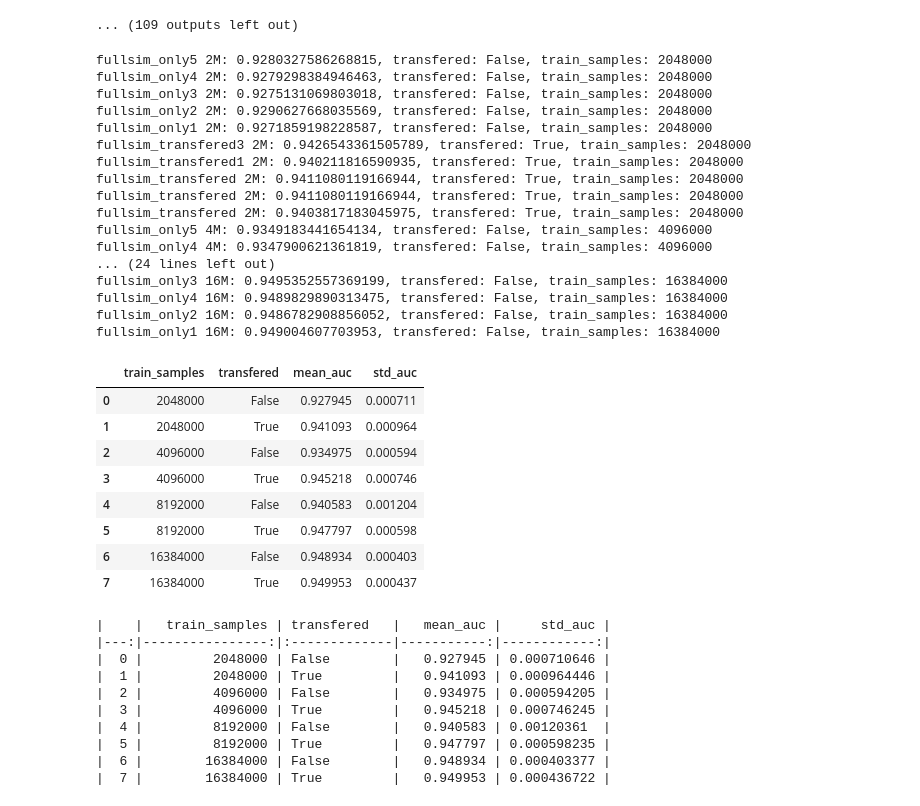
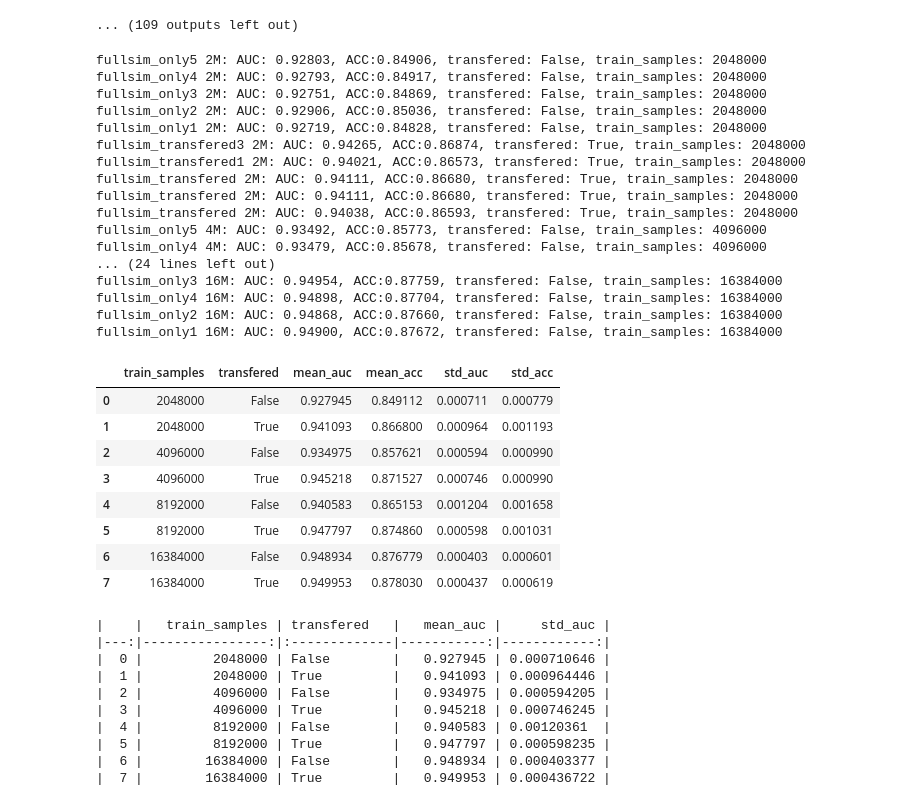
Before and after one commit to evilpegasus/transfer-learning, a Jupyter notebook: plots.ipynb, the cells around one changed output. Cells and saved outputs as stored; diff of their text form; code cells hidden in the pictures.

```diff
--- a/plots.ipynb
+++ b/plots.ipynb
@@ -195,6 +195,7 @@ auc_dict = {
   "train_samples": [],
   "transfered": [],
   "auc": [],
+  "acc": [],
   }
 for num_rows in NUM_ROWS:
   for run in runs:
@@ -207,41 +208,44 @@ for num_rows in NUM_ROWS:
     fpr, tpr, thresholds = roc_curve(y_true, y_pred)
     roc_auc = auc(fpr, tpr)
     auc_dict["auc"].append(roc_auc)
-    print(f"{run.name}: {roc_auc}, transfered: {'transfered' in run.name}, train_samples: {num_rows}")
+    acc = np.mean((y_pred > 0) == y_true)
+    auc_dict["acc"].append(acc)
+    print(f"{run.name}: AUC: {roc_auc:0.5f}, ACC:{acc:0.5f}, transfered: {'transfered' in run.name}, train_samples: {num_rows}")
 auc_df = pd.DataFrame(auc_dict)
 # %% [output]
-fullsim_only5 2M: 0.9280327586268815, transfered: False, train_samples: 2048000
-fullsim_only4 2M: 0.9279298384946463, transfered: False, train_samples: 2048000
-fullsim_only3 2M: 0.9275131069803018, transfered: False, train_samples: 2048000
-fullsim_only2 2M: 0.9290627668035569, transfered: False, train_samples: 2048000
-fullsim_only1 2M: 0.9271859198228587, transfered: False, train_samples: 2048000
-fullsim_transfered3 2M: 0.9426543361505789, transfered: True, train_samples: 2048000
-fullsim_transfered1 2M: 0.940211816590935, transfered: True, train_samples: 2048000
-fullsim_transfered 2M: 0.9411080119166944, transfered: True, train_samples: 2048000
-fullsim_transfered 2M: 0.9411080119166944, transfered: True, train_samples: 2048000
-fullsim_transfered 2M: 0.9403817183045975, transfered: True, train_samples: 2048000
-fullsim_only5 4M: 0.9349183441654134, transfered: False, train_samples: 4096000
-fullsim_only4 4M: 0.9347900621361819, transfered: False, train_samples: 4096000
+fullsim_only5 2M: AUC: 0.92803, ACC:0.84906, transfered: False, train_samples: 2048000
+fullsim_only4 2M: AUC: 0.92793, ACC:0.84917, transfered: False, train_samples: 2048000
+fullsim_only3 2M: AUC: 0.92751, ACC:0.84869, transfered: False, train_samples: 2048000
+fullsim_only2 2M: AUC: 0.92906, ACC:0.85036, transfered: False, train_samples: 2048000
+fullsim_only1 2M: AUC: 0.92719, ACC:0.84828, transfered: False, train_samples: 2048000
+fullsim_transfered3 2M: AUC: 0.94265, ACC:0.86874, transfered: True, train_samples: 2048000
+fullsim_transfered1 2M: AUC: 0.94021, ACC:0.86573, transfered: True, train_samples: 2048000
+fullsim_transfered 2M: AUC: 0.94111, ACC:0.86680, transfered: True, train_samples: 2048000
+fullsim_transfered 2M: AUC: 0.94111, ACC:0.86680, transfered: True, train_samples: 2048000
+fullsim_transfered 2M: AUC: 0.94038, ACC:0.86593, transfered: True, train_samples: 2048000
+fullsim_only5 4M: AUC: 0.93492, ACC:0.85773, transfered: False, train_samples: 4096000
+fullsim_only4 4M: AUC: 0.93479, ACC:0.85678, transfered: False, train_samples: 4096000
 ... (24 lines left out)
-fullsim_only3 16M: 0.9495352557369199, transfered: False, train_samples: 16384000
-fullsim_only4 16M: 0.9489829890313475, transfered: False, train_samples: 16384000
-fullsim_only2 16M: 0.9486782908856052, transfered: False, train_samples: 16384000
-fullsim_only1 16M: 0.949004607703953, transfered: False, train_samples: 16384000
+fullsim_only3 16M: AUC: 0.94954, ACC:0.87759, transfered: False, train_samples: 16384000
+fullsim_only4 16M: AUC: 0.94898, ACC:0.87704, transfered: False, train_samples: 16384000
+fullsim_only2 16M: AUC: 0.94868, ACC:0.87660, transfered: False, train_samples: 16384000
+fullsim_only1 16M: AUC: 0.94900, ACC:0.87672, transfered: False, train_samples: 16384000
 # %%
 agg_auc_df = auc_df.groupby(["train_samples", "transfered"]).mean().reset_index()
-agg_auc_df = agg_auc_df.rename(columns={"auc": "mean_auc"})
+agg_auc_df = agg_auc_df.rename(columns={"auc": "mean_auc", "acc": "mean_acc"})
 agg_auc_df["std_auc"] = auc_df.groupby(["train_samples", "transfered"]).std().reset_index()["auc"]
+agg_auc_df["std_acc"] = auc_df.groupby(["train_samples", "transfered"]).std().reset_index()["acc"]
 agg_auc_df
 # %% [output]
-|  | train_samples | transfered | mean_auc | std_auc |
-| 0 | 2048000 | False | 0.927945 | 0.000711 |
-| 1 | 2048000 | True | 0.941093 | 0.000964 |
-| 2 | 4096000 | False | 0.934975 | 0.000594 |
-| 3 | 4096000 | True | 0.945218 | 0.000746 |
-| 4 | 8192000 | False | 0.940583 | 0.001204 |
-| 5 | 8192000 | True | 0.947797 | 0.000598 |
-| 6 | 16384000 | False | 0.948934 | 0.000403 |
-| 7 | 16384000 | True | 0.949953 | 0.000437 |
+|  | train_samples | transfered | mean_auc | mean_acc | std_auc | std_acc |
+| 0 | 2048000 | False | 0.927945 | 0.849112 | 0.000711 | 0.000779 |
+| 1 | 2048000 | True | 0.941093 | 0.866800 | 0.000964 | 0.001193 |
+| 2 | 4096000 | False | 0.934975 | 0.857621 | 0.000594 | 0.000990 |
+| 3 | 4096000 | True | 0.945218 | 0.871527 | 0.000746 | 0.000990 |
+| 4 | 8192000 | False | 0.940583 | 0.865153 | 0.001204 | 0.001658 |
+| 5 | 8192000 | True | 0.947797 | 0.874860 | 0.000598 | 0.001031 |
+| 6 | 16384000 | False | 0.948934 | 0.876779 | 0.000403 | 0.000601 |
+| 7 | 16384000 | True | 0.949953 | 0.878030 | 0.000437 | 0.000619 |
 # %%
 print(agg_auc_df.to_markdown())
 # %% [output]
```
Also changed, not shown: parts of 2 cells of this notebook.
